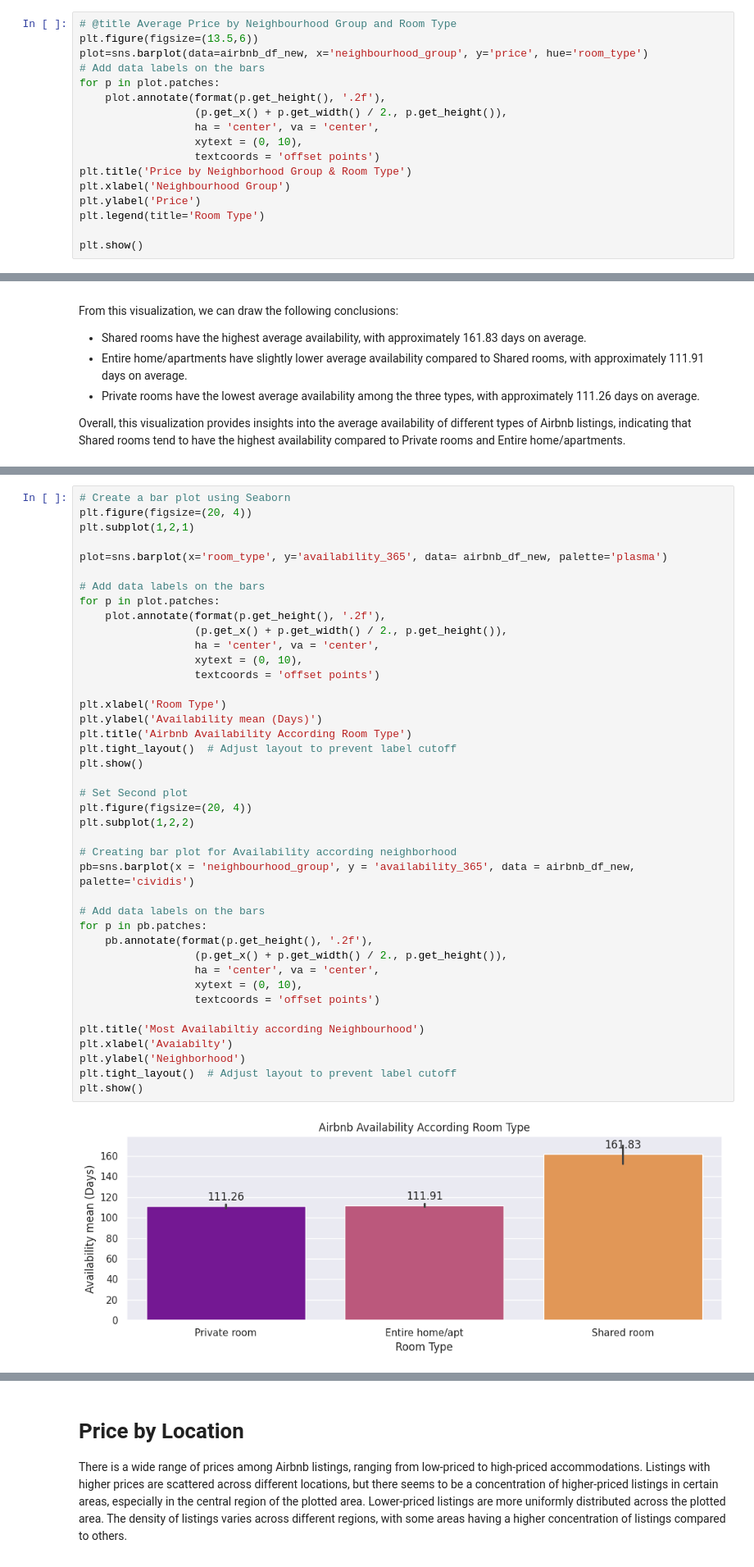
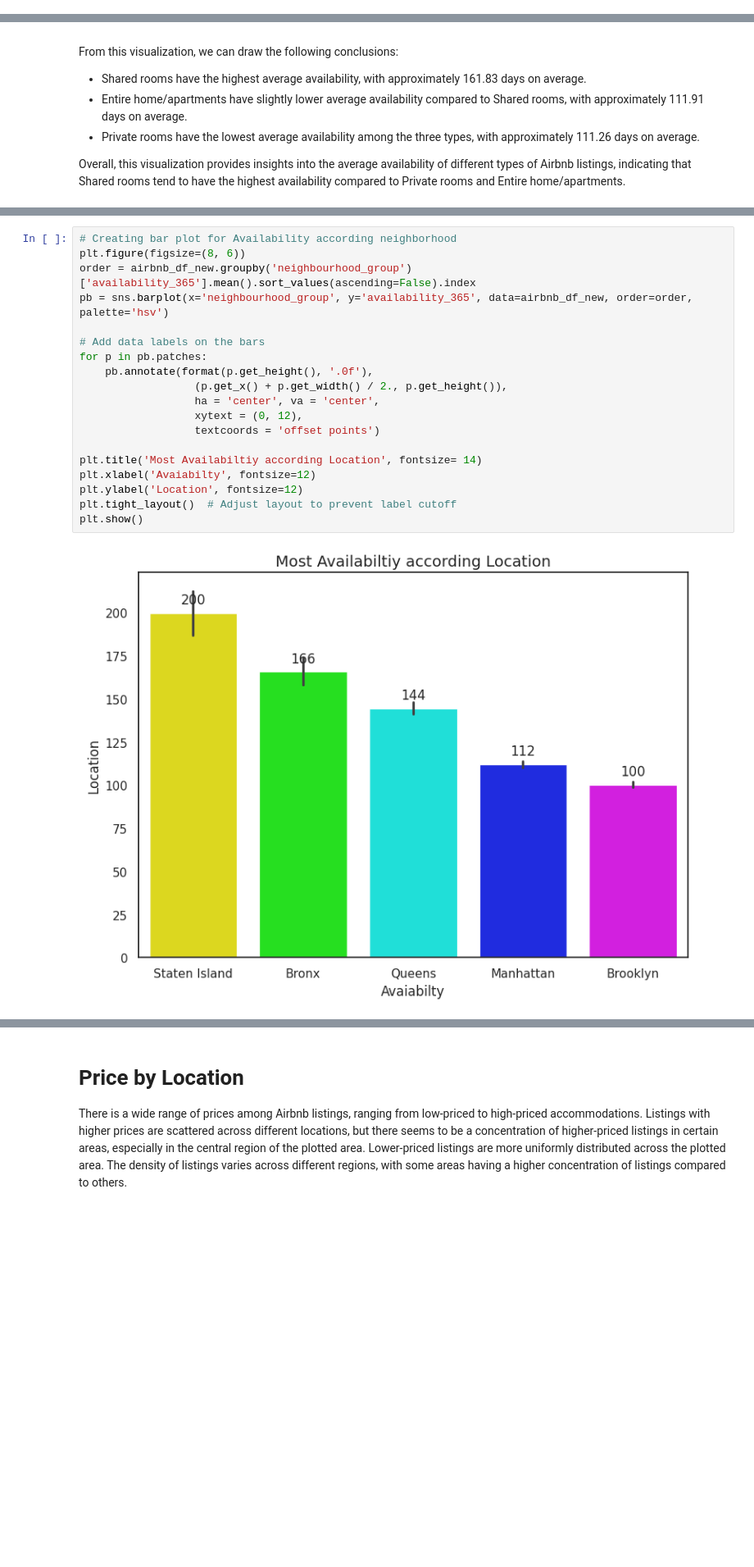
Before and after one commit to atul1994s/airbnb, a Jupyter notebook: Airbnb_project.ipynb, the cells around one changed output, grey strips where cells are left out. Shown at 82% size. Cells and saved outputs as stored; diff of their text form; blank space fills up the shorter version.

```diff
--- a/Airbnb_project.ipynb
+++ b/Airbnb_project.ipynb
@@ -302,17 +300,0 @@ plt.show()
-# %%
-# @title Average Price by Neighbourhood Group and Room Type
-plt.figure(figsize=(13.5,6))
-plot=sns.barplot(data=airbnb_df_new, x='neighbourhood_group', y='price', hue='room_type')
-# Add data labels on the bars
-for p in plot.patches:
-    plot.annotate(format(p.get_height(), '.2f'),
-                  (p.get_x() + p.get_width() / 2., p.get_height()),
-                  ha = 'center', va = 'center',
-                  xytext = (0, 10),
-                  textcoords = 'offset points')
-plt.title('Price by Neighborhood Group & Room Type')
-plt.xlabel('Neighbourhood Group')
-plt.ylabel('Price')
-plt.legend(title='Room Type')
-
-plt.show()
@@ -372,43 +376,21 @@ Overall, this visualization provides insights into the average availability of d
 # %%
-# Create a bar plot using Seaborn
-plt.figure(figsize=(20, 4))
-plt.subplot(1,2,1)
-
-plot=sns.barplot(x='room_type', y='availability_365', data= airbnb_df_new, palette='plasma')
-
-# Add data labels on the bars
-for p in plot.patches:
-    plot.annotate(format(p.get_height(), '.2f'),
-                  (p.get_x() + p.get_width() / 2., p.get_height()),
-                  ha = 'center', va = 'center',
-                  xytext = (0, 10),
-                  textcoords = 'offset points')
-
-plt.xlabel('Room Type')
-plt.ylabel('Availability mean (Days)')
-plt.title('Airbnb Availability According Room Type')
-plt.tight_layout()  # Adjust layout to prevent label cutoff
-plt.show()
-
-# Set Second plot
-plt.figure(figsize=(20, 4))
-plt.subplot(1,2,2)
-
 # Creating bar plot for Availability according neighborhood
-pb=sns.barplot(x = 'neighbourhood_group', y = 'availability_365', data = airbnb_df_new, palette='cividis')
+plt.figure(figsize=(8, 6))
+order = airbnb_df_new.groupby('neighbourhood_group')['availability_365'].mean().sort_values(ascending=False).index
+pb = sns.barplot(x='neighbourhood_group', y='availability_365', data=airbnb_df_new, order=order, palette='hsv')
 
 # Add data labels on the bars
 for p in pb.patches:
-    pb.annotate(format(p.get_height(), '.2f'),
+    pb.annotate(format(p.get_height(), '.0f'),
                   (p.get_x() + p.get_width() / 2., p.get_height()),
                   ha = 'center', va = 'center',
-                  xytext = (0, 10),
+                  xytext = (0, 12),
                   textcoords = 'offset points')
 
-plt.title('Most Availabiltiy according Neighbourhood')
-plt.xlabel('Avaiabilty')
-plt.ylabel('Neighborhood')
+plt.title('Most Availabiltiy according Location', fontsize= 14)
+plt.xlabel('Avaiabilty', fontsize=12)
+plt.ylabel('Location', fontsize=12)
 plt.tight_layout()  # Adjust layout to prevent label cutoff
 plt.show()
 # %% [output]
-[figure, old version]
+[figure, new version]
```
Also changed, not shown: parts of 23 cells of this notebook.
